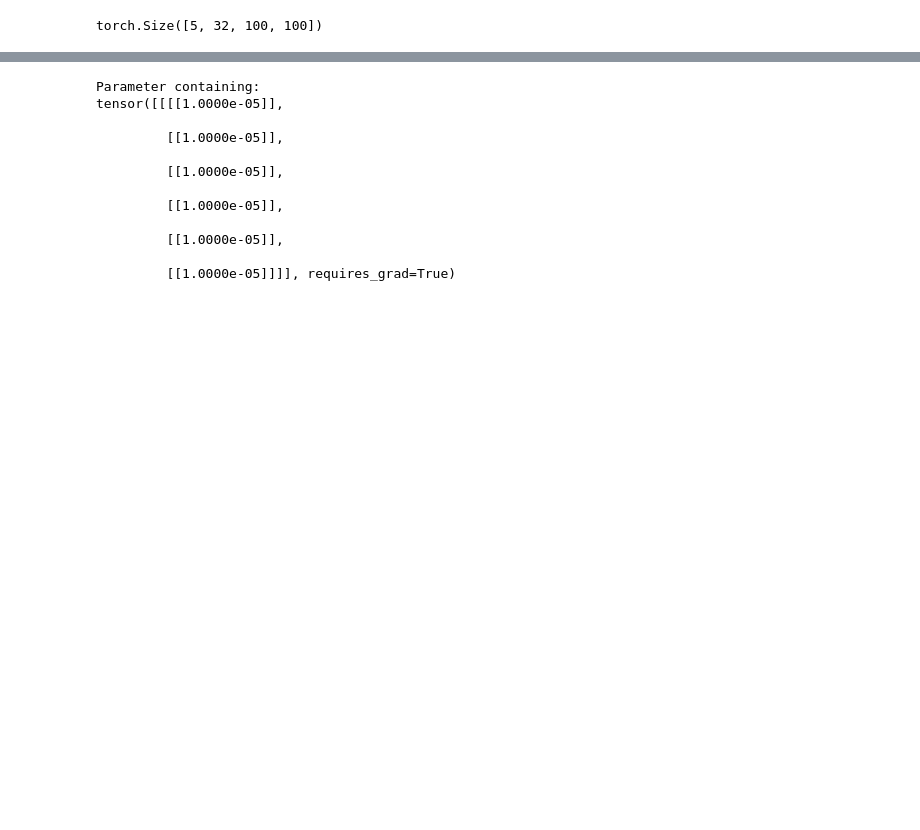
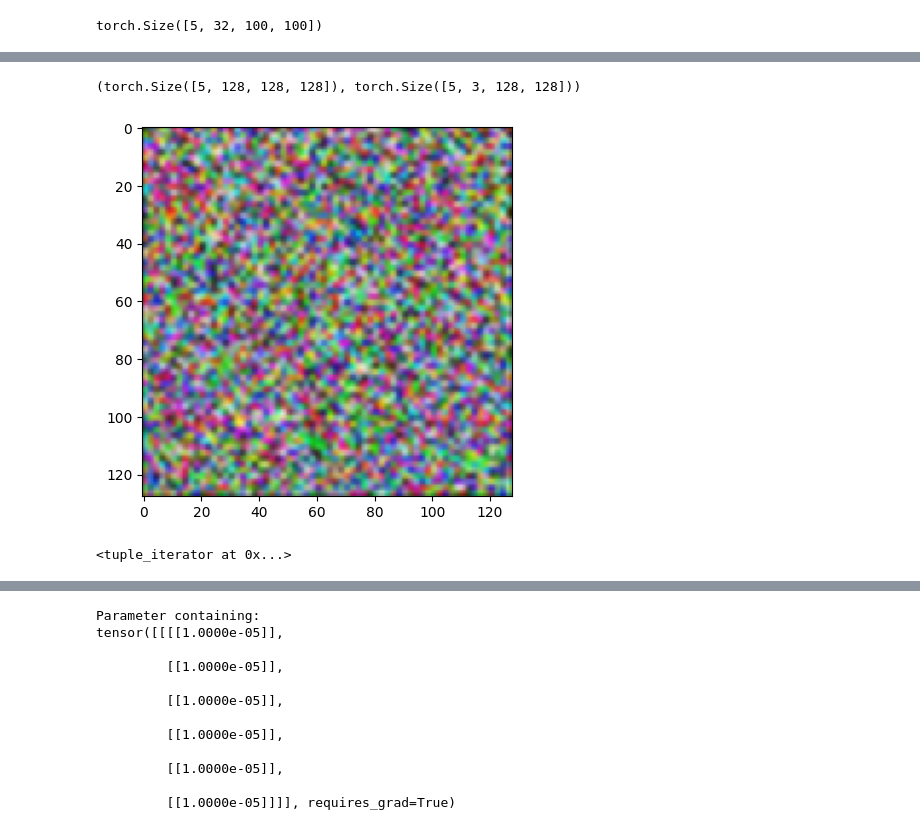
Before and after one commit to Mafaz03/StyleGAN-T, a Jupyter notebook: notebooks/Networks/Generator.ipynb, the cells around one changed output, grey strips where cells are left out. Cells and saved outputs as stored; diff of their text form; code cells hidden in the pictures; blank space fills up the shorter version.

```diff
--- a/notebooks/Networks/Generator.ipynb
+++ b/notebooks/Networks/Generator.ipynb
@@ -387,0 +566,19 @@ torch.zeros([1]).ndim
+# %%
+sb = SynthesisBlock(in_channels = 64, out_channels = 128, w_dim = 512, resolution = 128, img_channels = 3, is_last = True)
+
+x = torch.rand(5, 64, 64, 64)
+img = torch.rand(5, 3, 64, 64)
+ws = torch.rand(5, sb.num_conv + sb.num_torgb, 512)
+
+out = sb(x, img, ws)
+out[0].shape, out[1].shape
+# %% [output]
+(torch.Size([5, 128, 128, 128]), torch.Size([5, 3, 128, 128]))
+# %%
+show_one(out[1])
+# %% [output]
+[figure, added]
+# %%
+iter(torch.rand(2, 3, 512).unbind(dim=1))
+# %% [output]
+<tuple_iterator at 0x...>
```
Also changed, not shown: parts of 14 cells of this notebook, 1 other file.
